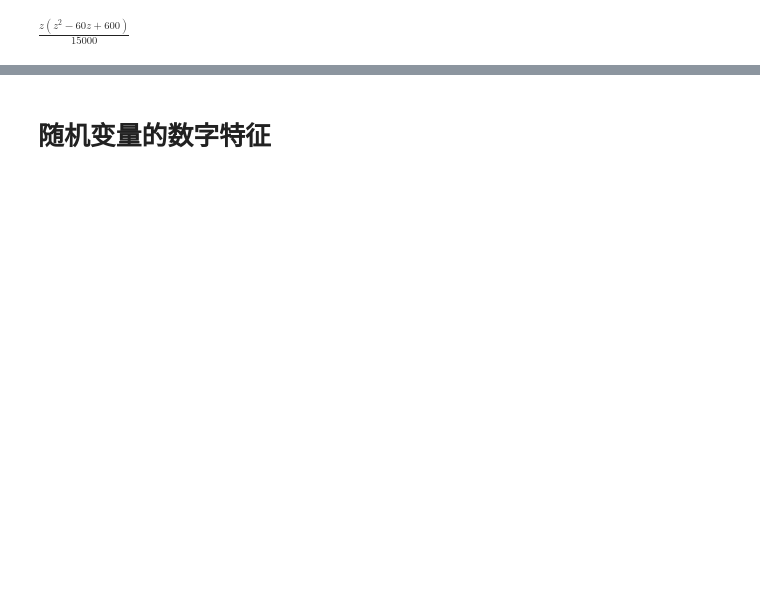
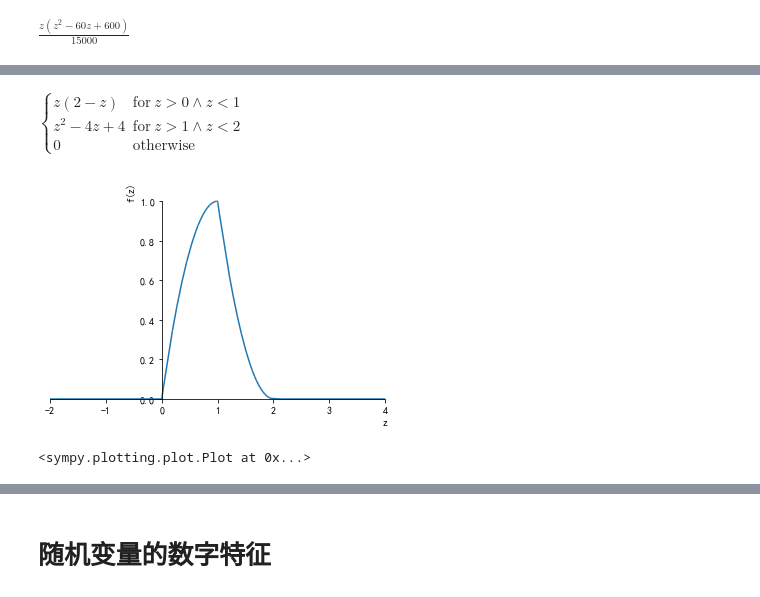
Before and after one commit to zidanewenqsh/math_notebook, a Jupyter notebook: Probability and Statistics.ipynb, the cells around one changed output, grey strips where cells are left out. Drawn from its saved outputs; the diff is of its cells as text; code cells hidden in the pictures; blank space fills up the shorter version.

```diff
--- a/Probability and Statistics.ipynb
+++ b/Probability and Statistics.ipynb
@@ -634,0 +710,9 @@ $
+# %%
+# Z=X+Y最终结果
+fz_f = Piecewise((fz_1,(z>0)&(z<1)),(fz_2,(z>1)&(z<2)),(0,True))
+fz_f
+plot(fz_f,xlim=(-2,4))
+# %% [output]
+$\displaystyle \begin{cases} z \left(2 - z\right) & \text{for}\: z > 0 \wedge z < 1 \\z^{2} - 4 z + 4 & \text{for}\: z > 1 \wedge z < 2 \\0 & \text{otherwise} \end{cases}$
+[figure, added]
+<sympy.plotting.plot.Plot at 0x...>
```
Also changed, not shown: parts of 116 cells of this notebook, 1 other file.
